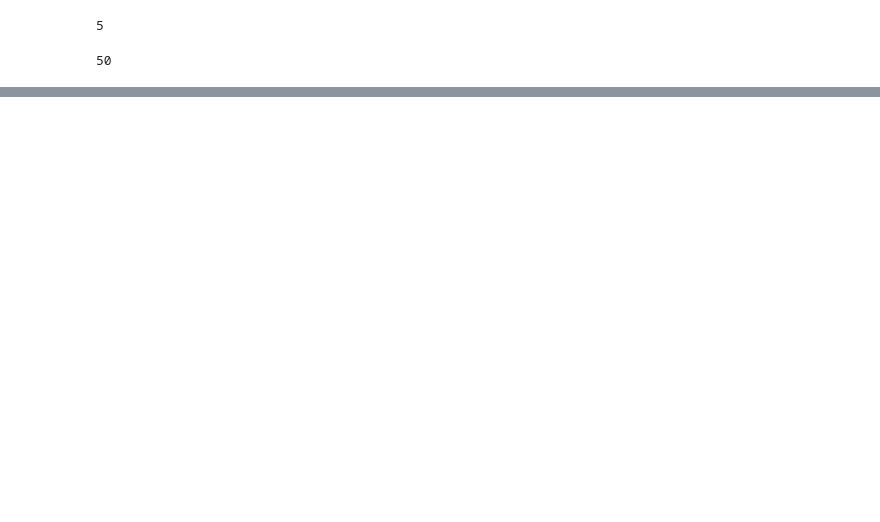
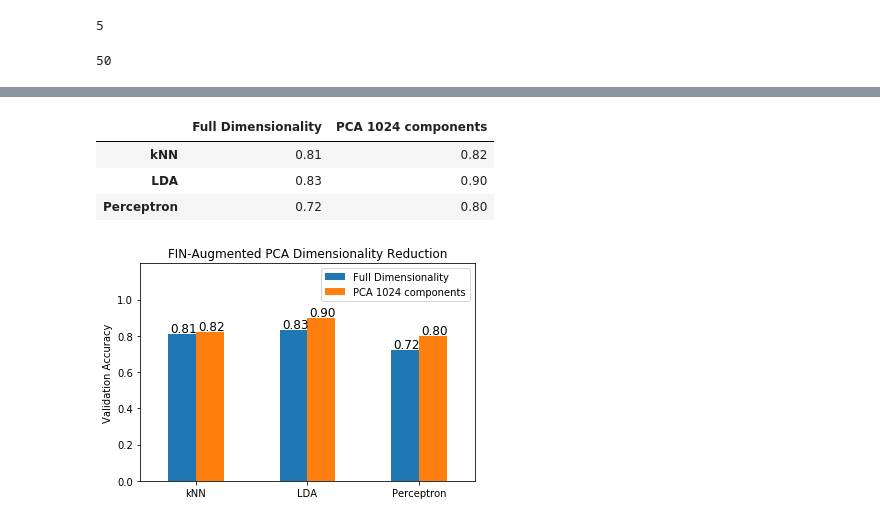
Before and after one commit to AlexKarlsen/Machine-Learning, a Jupyter notebook: results.ipynb, the cells around one changed output, grey strips where cells are left out. Drawn from its saved outputs; the diff is of its cells as text; code cells hidden in the pictures; blank space fills up the shorter version.

```diff
--- a/results.ipynb
+++ b/results.ipynb
@@ -70,0 +100,28 @@ len(my_data)
+# %%
+pca_concat_header = ['kNN', 'LDA', 'Perceptron']
+no_pca = np.array([[0.81, 0.83, 0.72],[0.82, 0.90, 0.80]])
+
+df_pca = pd.DataFrame({'Full Dimensionality': no_pca[0].T, 'PCA 1024 components': no_pca[1].T}, index=pca_header)
+df_pca
+# %% [output]
+|  | Full Dimensionality | PCA 1024 components |
+| kNN | 0.81 | 0.82 |
+| LDA | 0.83 | 0.90 |
+| Perceptron | 0.72 | 0.80 |
+# %%
+ax = df_pca.plot.bar(rot=0)
+d = 0
+for (c, i) in enumerate(ax.patches):
+
+    if c == 3:
+        d =1
+    ax.text(i.get_x()+0.02,i.get_height()+0.01, f"{no_pca[d][c%3]:.2f}", fontsize=12,
+              color='black')
+plt.title('FIN-Augmented PCA Dimensionality Reduction')
+plt.ylabel('Validation Accuracy')
+plt.ylim((0,1.2))
+plt.yticks([0, 0.2, 0.4, 0.6, 0.8, 1])
+plt.savefig('pca__concat_improvement.png')
+plt.show()
+# %% [output]
+[figure, added]
```
Also changed, not shown: parts of 4 cells of this notebook, 34 other files.
